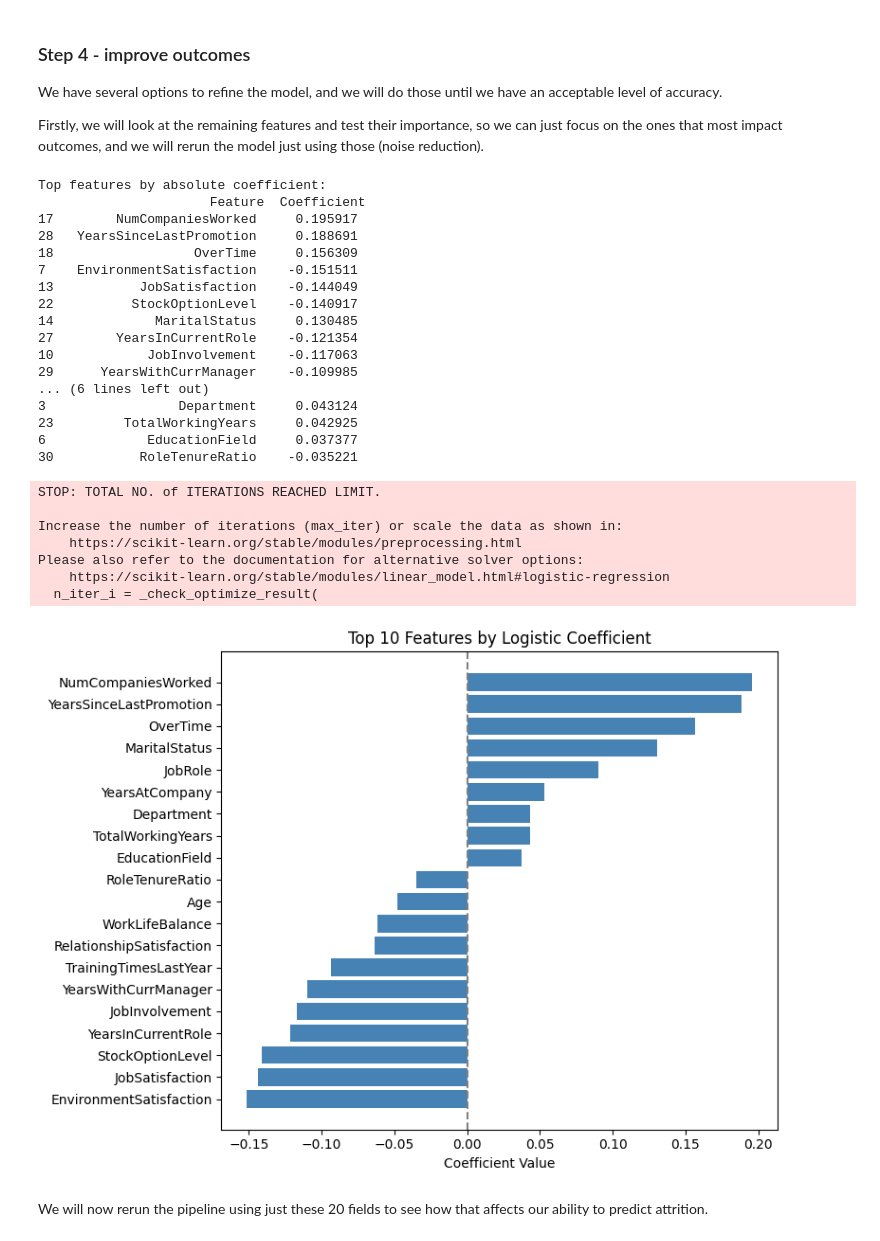
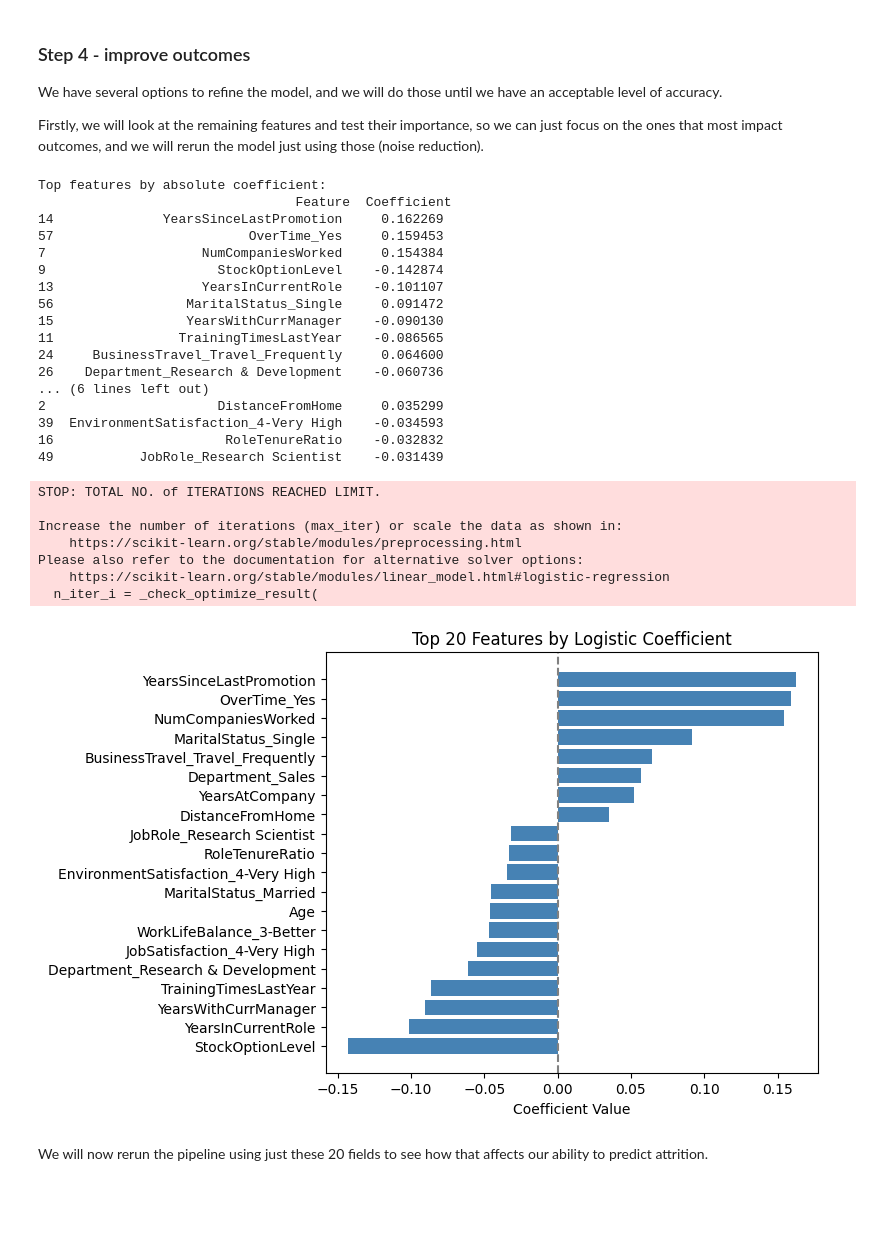
Before and after one commit to illusio666/employee_attrition_analysis, a Jupyter notebook: jupyter_notebooks/3. employee_attrition_ml_logistic.ipynb, the cells around one changed output. Drawn from its saved outputs; the diff is of its cells as text; code cells hidden in the pictures; blank space fills up the shorter version.

```diff
--- a/jupyter_notebooks/3. employee_attrition_ml_logistic.ipynb
+++ b/jupyter_notebooks/3. employee_attrition_ml_logistic.ipynb
@@ -135,37 +135,42 @@ We have several options to refine the model, and we will do those until we have
 
 Firstly, we will look at the remaining features and test their importance, so we can just focus on the ones that most impact outcomes, and we will rerun the model just using those (noise reduction).
 # %%
+# Step 1: Encode categorical features if not already done
+# Replace 'X' with your raw feature matrix (e.g. df.drop('Attrition', axis=1))
+X_encoded = pd.get_dummies(X, drop_first=True)
+
+# Step 2: Fit logistic regression
 from sklearn.linear_model import LogisticRegression
 
-# Fit logistic regression to all encoded features
 model = LogisticRegression(max_iter=1000)
 model.fit(X_encoded, y)
 
-# Create feature importance DataFrame
+# Step 3: Extract feature importance
 importance = pd.DataFrame({
     "Feature": X_encoded.columns,
     "Coefficient": model.coef_[0]
 }).sort_values(by="Coefficient", key=abs, ascending=False)
 
+# Step 4: Display top features
 print("Top features by absolute coefficient:\n", importance.head(20))
 # %% [output]
 Top features by absolute coefficient:
-                      Feature  Coefficient
-17        NumCompaniesWorked     0.195917
-28   YearsSinceLastPromotion     0.188691
-18                  OverTime     0.156309
-7    EnvironmentSatisfaction    -0.151511
-13           JobSatisfaction    -0.144049
-22          StockOptionLevel    -0.140917
-14             MaritalStatus     0.130485
-27        YearsInCurrentRole    -0.121354
-10            JobInvolvement    -0.117063
-29      YearsWithCurrManager    -0.109985
+                                 Feature  Coefficient
+14              YearsSinceLastPromotion     0.162269
+57                         OverTime_Yes     0.159453
+7                    NumCompaniesWorked     0.154384
+9                      StockOptionLevel    -0.142874
+13                   YearsInCurrentRole    -0.101107
+56                 MaritalStatus_Single     0.091472
+15                 YearsWithCurrManager    -0.090130
+11                TrainingTimesLastYear    -0.086565
+24     BusinessTravel_Travel_Frequently     0.064600
+26    Department_Research & Development    -0.060736
 ... (6 lines left out)
-3                 Department     0.043124
-23         TotalWorkingYears     0.042925
-6             EducationField     0.037377
-30           RoleTenureRatio    -0.035221
+2                      DistanceFromHome     0.035299
+39  EnvironmentSatisfaction_4-Very High    -0.034593
+16                      RoleTenureRatio    -0.032832
+49           JobRole_Research Scientist    -0.031439
 STOP: TOTAL NO. of ITERATIONS REACHED LIMIT.
 
 Increase the number of iterations (max_iter) or scale the data as shown in:
@@ -176,19 +181,23 @@ Please also refer to the documentation for alternative solver options:
 # %%
 import matplotlib.pyplot as plt
 
 # Plot top 10 features by absolute coefficient
 top_n = 20
 top_features = importance.head(top_n).sort_values(by="Coefficient")
 
 plt.figure(figsize=(8, 6))
 plt.barh(top_features["Feature"], top_features["Coefficient"], color="steelblue")
 plt.axvline(0, color="gray", linestyle="--")
-plt.title("Top 10 Features by Logistic Coefficient")
+plt.title("Top 20 Features by Logistic Coefficient")
 plt.xlabel("Coefficient Value")
 plt.tight_layout()
+
+# reduce visual size by 25% for ease of viewing
+plt.gcf().set_size_inches(8, 5)
+
 plt.show()
 # %% [output]
-[figure, old version]
+[figure, new version]
 # %% [markdown]
 We will now rerun the pipeline using just these 20 fields to see how that affects our ability to predict attrition.
 # %%
```
Also changed, not shown: parts of 1 cell of this notebook, 3 other files.
